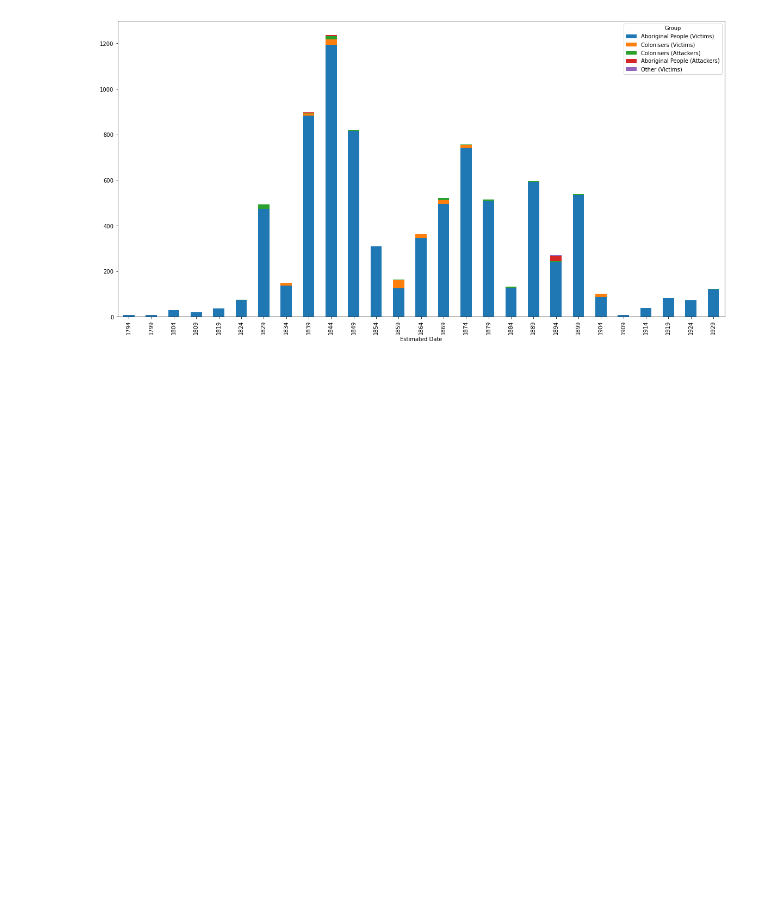
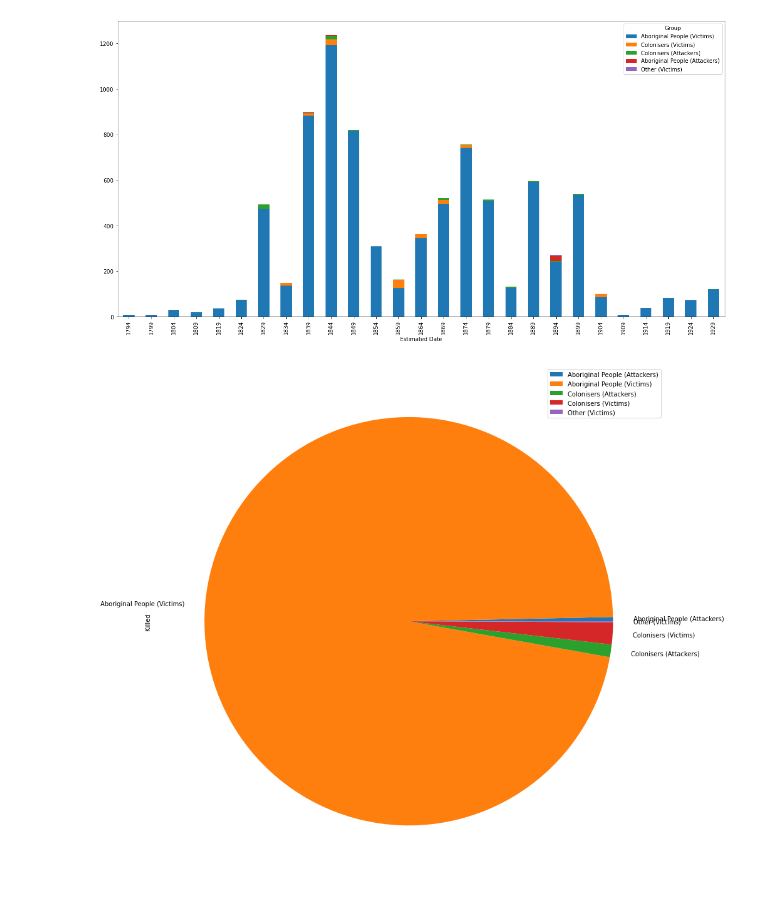
Before and after one commit to drewsonne/aus-colonial-massacres, a Jupyter notebook: analyses.ipynb, the cells around one changed output. Cells and saved outputs as stored; diff of their text form; code cells hidden in the pictures; blank space fills up the shorter version.

Commit message:
Add pie chart

```diff
--- a/analyses.ipynb
+++ b/analyses.ipynb
@@ -221,3 +221,8 @@ _ = ax.set_xticklabels(xtl)
 plt.savefig('aus-colonial-massacres.png')
 # %% [output]
 [figure]
+# %%
+melted_df_nonnull.groupby(['Group']).sum().plot.pie(y='Killed',figsize=(20,15))
+plt.savefig('aus-colonial-massacres-by-group.png')
+# %% [output]
+[figure, added]
```
Also changed, not shown: 2 other files.
